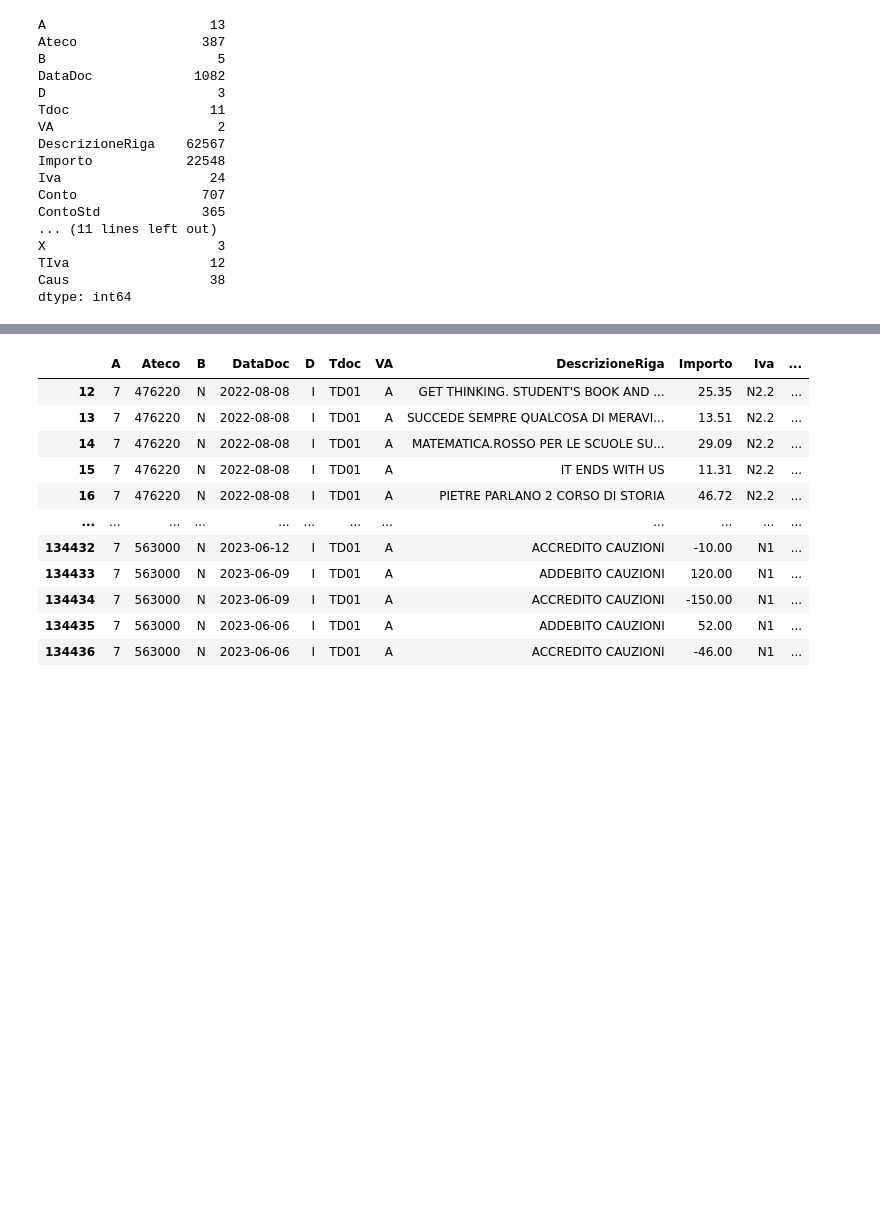
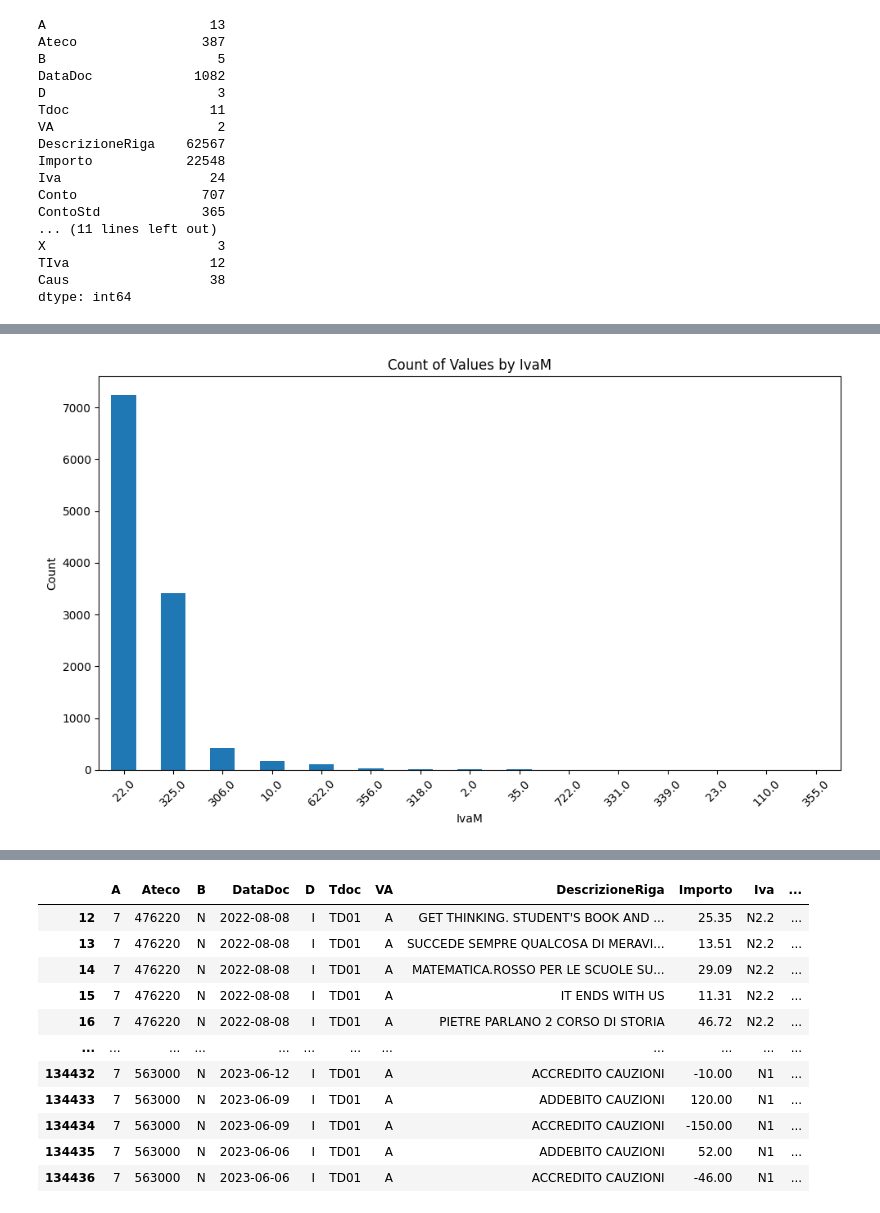
Before and after one commit to omartemirgali/Machine_Learning_Project_2024, a Jupyter notebook: ml_project_final.ipynb, the cells around one changed output, grey strips where cells are left out. Saved outputs shown, nothing was run; the diff lists cells and outputs as text; code cells hidden in the pictures; blank space fills up the shorter version.

```diff
--- a/ml_project_final.ipynb
+++ b/ml_project_final.ipynb
@@ -216,2 +253,2 @@ array([374., 315., 302.,  22., 314., 323., 354., 307., 326., 346., 310.,
 # %%
-df['IvaM'] = df['IvaM'].astype('int32')
+df[df['IvaM'] == 10]
@@ -219,0 +331,16 @@ df_copy = df.copy()
+# %%
+df_ivam = df[df['IvaM'].isin([2, 10, 22, 23, 35, 110, 306, 318, 325, 331, 339, 355, 356, 622, 722])]
+# %%
+value_counts = df_ivam['IvaM'].value_counts()
+
+#plotting the counts of mismatched IvaM codes
+plt.figure(figsize=(10, 6))
+value_counts.plot(kind='bar')
+plt.title('Count of Values by IvaM')
+plt.xlabel('IvaM')
+plt.ylabel('Count')
+plt.xticks(rotation=45)
+plt.tight_layout()
+plt.show()
+# %% [output]
+[figure, added]
```
Also changed, not shown: parts of 116 cells of this notebook.
